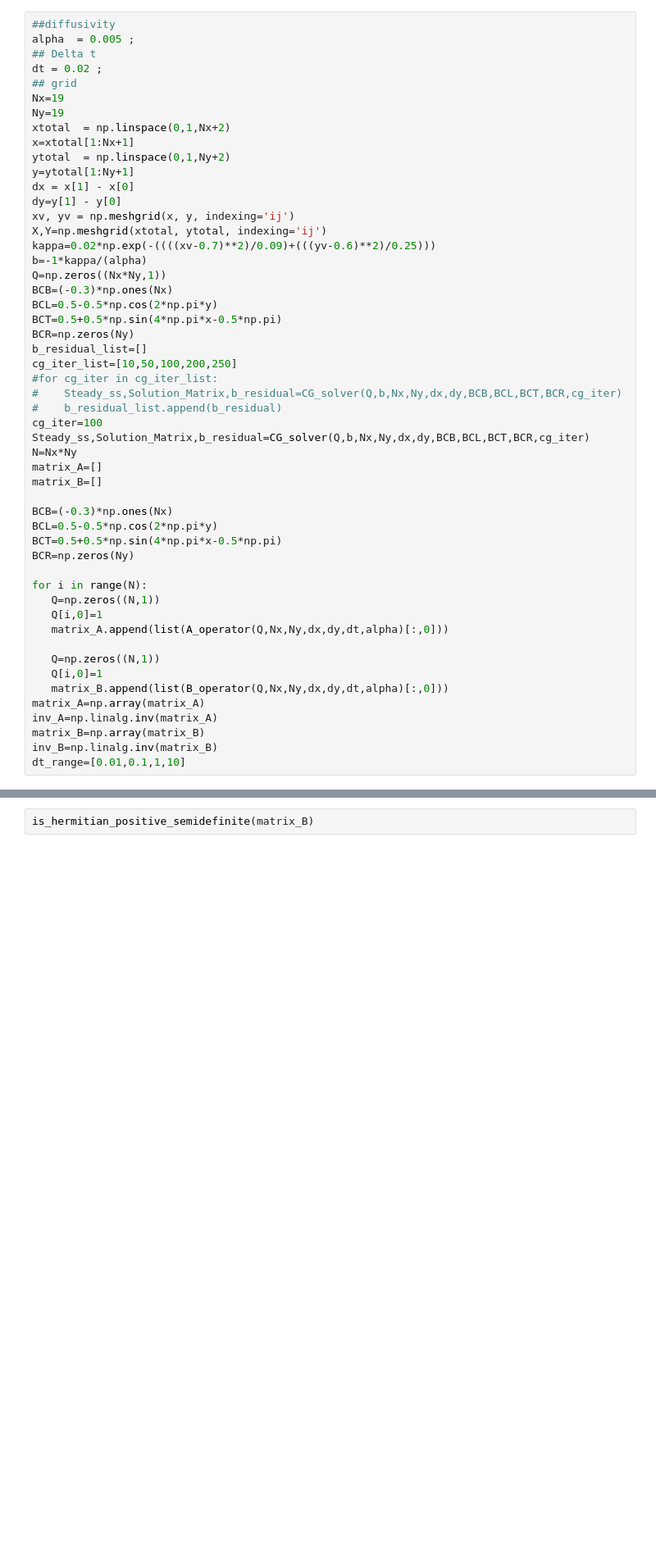
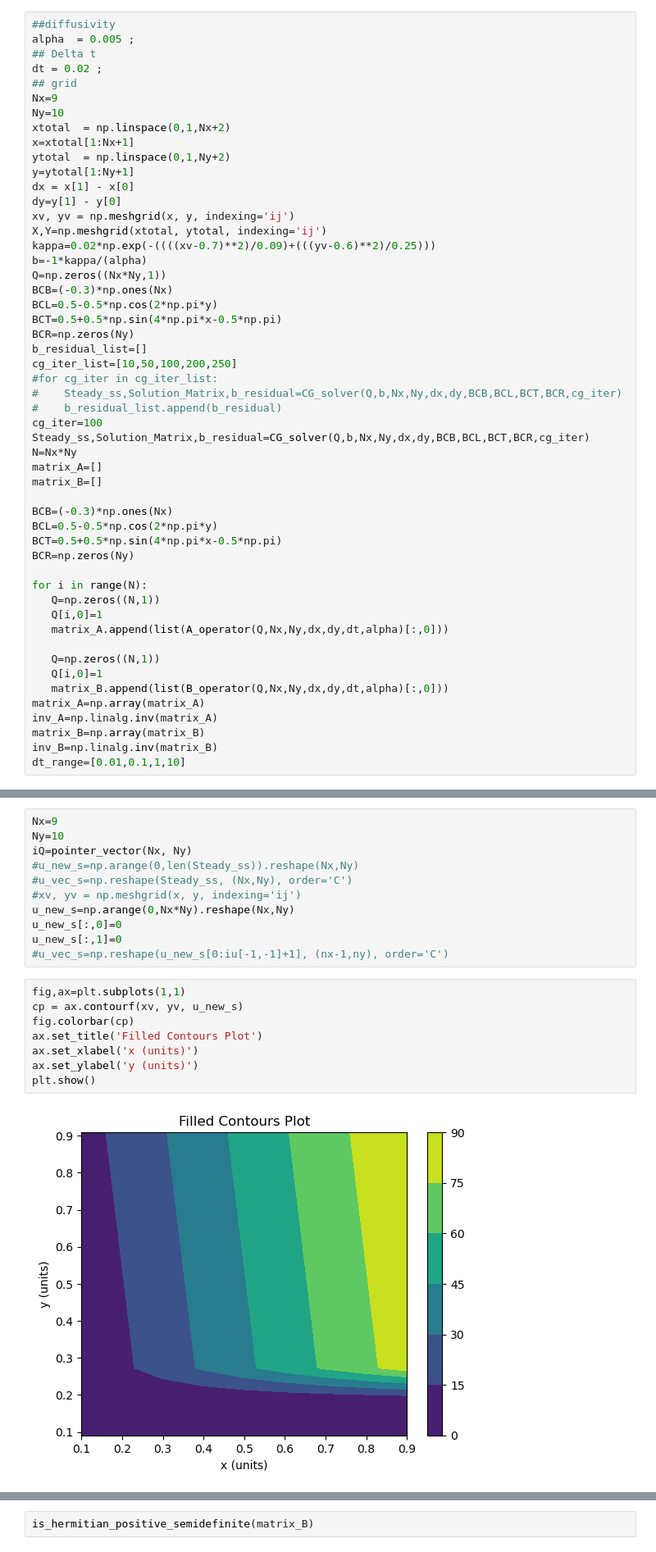
Before and after one commit to mfarooq2/Moatasim_files, a Jupyter notebook: CFD/untitled folder 2/Project2/Transient_solver.ipynb, the cells around one changed output, grey strips where cells are left out. Shown at 82% size. Cells and saved outputs as stored; diff of their text form; blank space fills up the shorter version.

```diff
--- a/CFD/untitled folder 2/Project2/Transient_solver.ipynb
+++ b/CFD/untitled folder 2/Project2/Transient_solver.ipynb
@@ -27,8 +27,8 @@ alpha  = 0.005 ;
 ## Delta t
 dt = 0.02 ;
 ## grid
-Nx=19
-Ny=19
+Nx=9
+Ny=10
 xtotal  = np.linspace(0,1,Nx+2)
 x=xtotal[1:Nx+1]
 ytotal  = np.linspace(0,1,Ny+2)
@@ -80,0 +76,21 @@ plt.show()
+# %%
+Nx=9
+Ny=10
+iQ=pointer_vector(Nx, Ny)
+#u_new_s=np.arange(0,len(Steady_ss)).reshape(Nx,Ny)
+#u_vec_s=np.reshape(Steady_ss, (Nx,Ny), order='C')
+#xv, yv = np.meshgrid(x, y, indexing='ij')
+u_new_s=np.arange(0,Nx*Ny).reshape(Nx,Ny)
+u_new_s[:,0]=0
+u_new_s[:,1]=0
+#u_vec_s=np.reshape(u_new_s[0:iu[-1,-1]+1], (nx-1,ny), order='C')
+# %%
+fig,ax=plt.subplots(1,1)
+cp = ax.contourf(xv, yv, u_new_s)
+fig.colorbar(cp)
+ax.set_title('Filled Contours Plot')
+ax.set_xlabel('x (units)')
+ax.set_ylabel('y (units)')
+plt.show()
+# %% [output]
+[figure, added]
```
Also changed, not shown: parts of 5 cells of this notebook, 4 other files.
